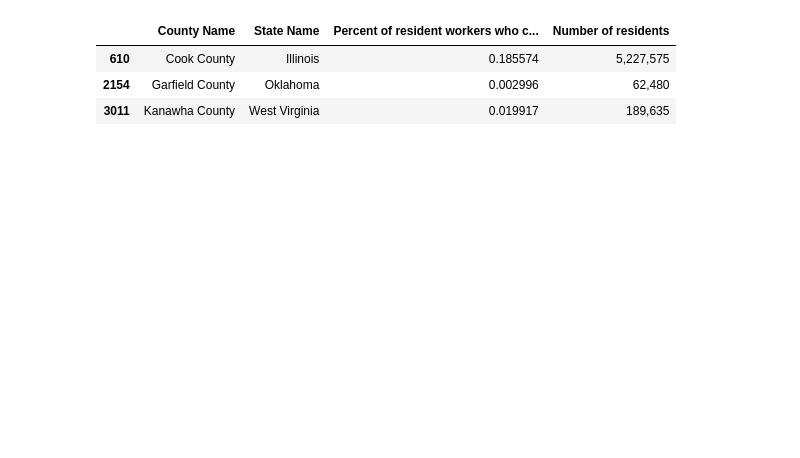
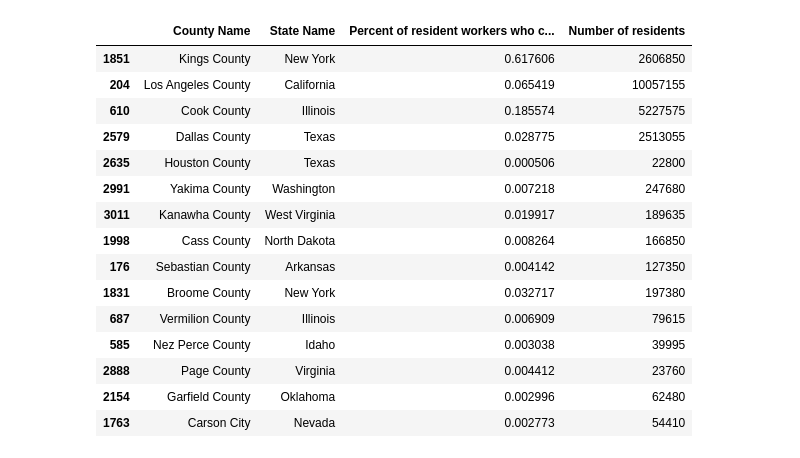
Before and after one commit to jeugenio103/project-1, a Jupyter notebook: blahblah.ipynb, the cells around one changed output. Saved outputs shown, nothing was run; the diff lists cells and outputs as text; code cells hidden in the pictures; blank space fills up the shorter version.

```diff
--- a/blahblah.ipynb
+++ b/blahblah.ipynb
@@ -37,12 +79,22 @@ list(transportation_profile_df.columns.values)
 # %%
-#clean_data_df = transportation_profile_df.loc[(transportation_profile_df['County FIPS'] == 17031)  (transportation_profile_df['County FIPS'] == 40047)]
-clean_data_df = transportation_profile_df.loc[[610, 2154, 3011], ['County Name', 'State Name','Percent of resident workers who commute by transit','Number of residents']]
-
-# and 40047 and 54039)
+#New Dataframe from Transportation Profile
+clean_data_df = transportation_profile_df.loc[[1851, 204, 610, 2579, 2635, 2991, 3011, 1998, 176, 1831, 687, 585, 2888, 2154, 1763], ['County Name', 'State Name','Percent of resident workers who commute by transit','Number of residents']]
 clean_data_df
 # %% [output]
 |  | County Name | State Name | Percent of resident workers who c... | Number of residents |
-| 610 | Cook County | Illinois | 0.185574 | 5,227,575 |
-| 2154 | Garfield County | Oklahoma | 0.002996 | 62,480 |
-| 3011 | Kanawha County | West Virginia | 0.019917 | 189,635 |
+| 1851 | Kings County | New York | 0.617606 | 2606850 |
+| 204 | Los Angeles County | California | 0.065419 | 10057155 |
+| 610 | Cook County | Illinois | 0.185574 | 5227575 |
+| 2579 | Dallas County | Texas | 0.028775 | 2513055 |
+| 2635 | Houston County | Texas | 0.000506 | 22800 |
+| 2991 | Yakima County | Washington | 0.007218 | 247680 |
+| 3011 | Kanawha County | West Virginia | 0.019917 | 189635 |
+| 1998 | Cass County | North Dakota | 0.008264 | 166850 |
+| 176 | Sebastian County | Arkansas | 0.004142 | 127350 |
+| 1831 | Broome County | New York | 0.032717 | 197380 |
+| 687 | Vermilion County | Illinois | 0.006909 | 79615 |
+| 585 | Nez Perce County | Idaho | 0.003038 | 39995 |
+| 2888 | Page County | Virginia | 0.004412 | 23760 |
+| 2154 | Garfield County | Oklahoma | 0.002996 | 62480 |
+| 1763 | Carson City | Nevada | 0.002773 | 54410 |
 # %%
```
Also changed, not shown: parts of 9 cells of this notebook, 14 other files.
